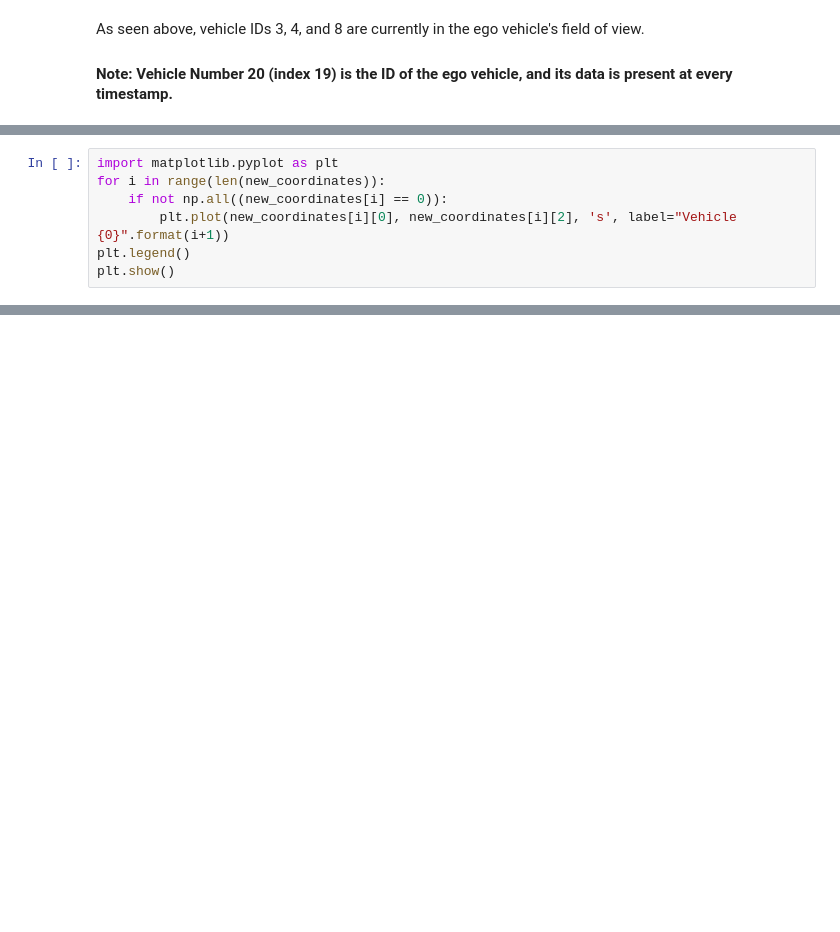
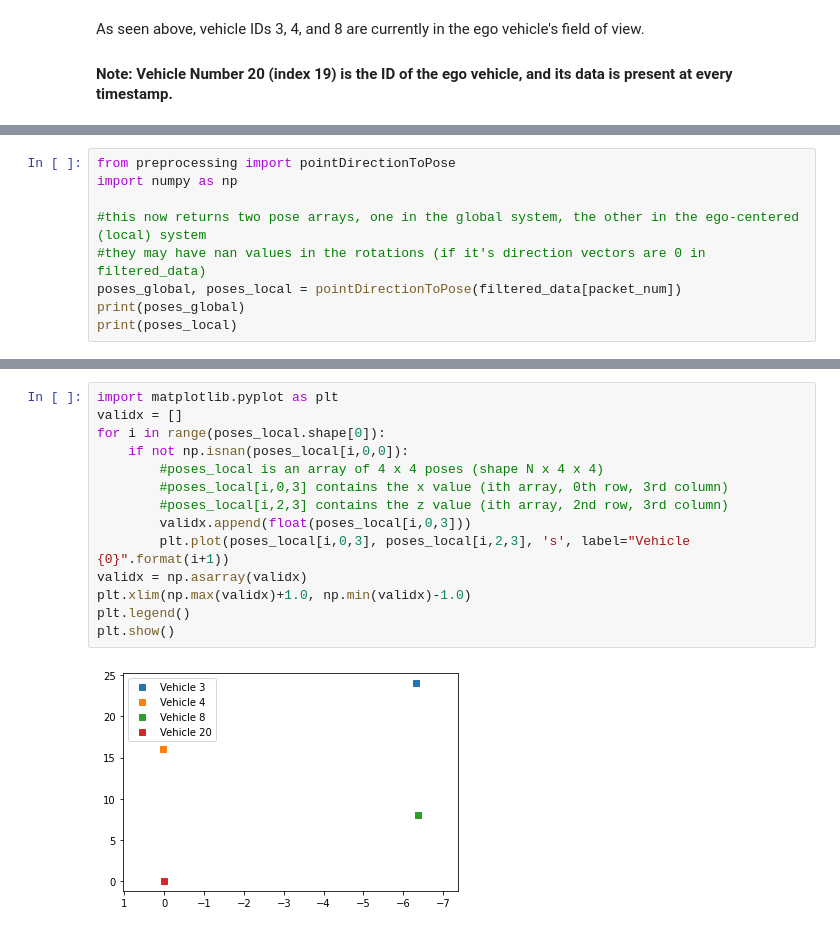
Before and after one commit to linklab-uva/deepracing-state-estimation, a Jupyter notebook: project_walkthrough.ipynb, the cells around one changed output, grey strips where cells are left out. Saved outputs shown, nothing was run; the diff lists cells and outputs as text; blank space fills up the shorter version.

```diff
--- a/project_walkthrough.ipynb
+++ b/project_walkthrough.ipynb
@@ -89,7 +83,0 @@ new_coordinates = pointDirectionToPose(filtered_data[packet_num])
-# %%
-import matplotlib.pyplot as plt
-for i in range(len(new_coordinates)):
-    if not np.all((new_coordinates[i] == 0)):
-        plt.plot(new_coordinates[i][0], new_coordinates[i][2], 's', label="Vehicle {0}".format(i+1))
-plt.legend()
-plt.show()
@@ -97,0 +84,9 @@ plt.show()
+# %%
+from preprocessing import pointDirectionToPose
+import numpy as np
+
+#this now returns two pose arrays, one in the global system, the other in the ego-centered (local) system
+#they may have nan values in the rotations (if it's direction vectors are 0 in filtered_data)
+poses_global, poses_local = pointDirectionToPose(filtered_data[packet_num])
+print(poses_global)
+print(poses_local)
@@ -98,3 +111,19 @@ plt.show()
+# %%
+import matplotlib.pyplot as plt
+validx = []
+for i in range(poses_local.shape[0]):
+    if not np.isnan(poses_local[i,0,0]):
+        #poses_local is an array of 4 x 4 poses (shape N x 4 x 4)
+        #poses_local[i,0,3] contains the x value (ith array, 0th row, 3rd column)
+        #poses_local[i,2,3] contains the z value (ith array, 2nd row, 3rd column)
+        validx.append(float(poses_local[i,0,3]))
+        plt.plot(poses_local[i,0,3], poses_local[i,2,3], 's', label="Vehicle {0}".format(i+1))
+validx = np.asarray(validx)
+plt.xlim(np.max(validx)+1.0, np.min(validx)-1.0)
+plt.legend()
+plt.show()
+# %% [output]
+[figure, added]
 # %%
 print(new_coordinates)
 # %% [output]
```
Also changed, not shown: parts of 7 cells of this notebook.
